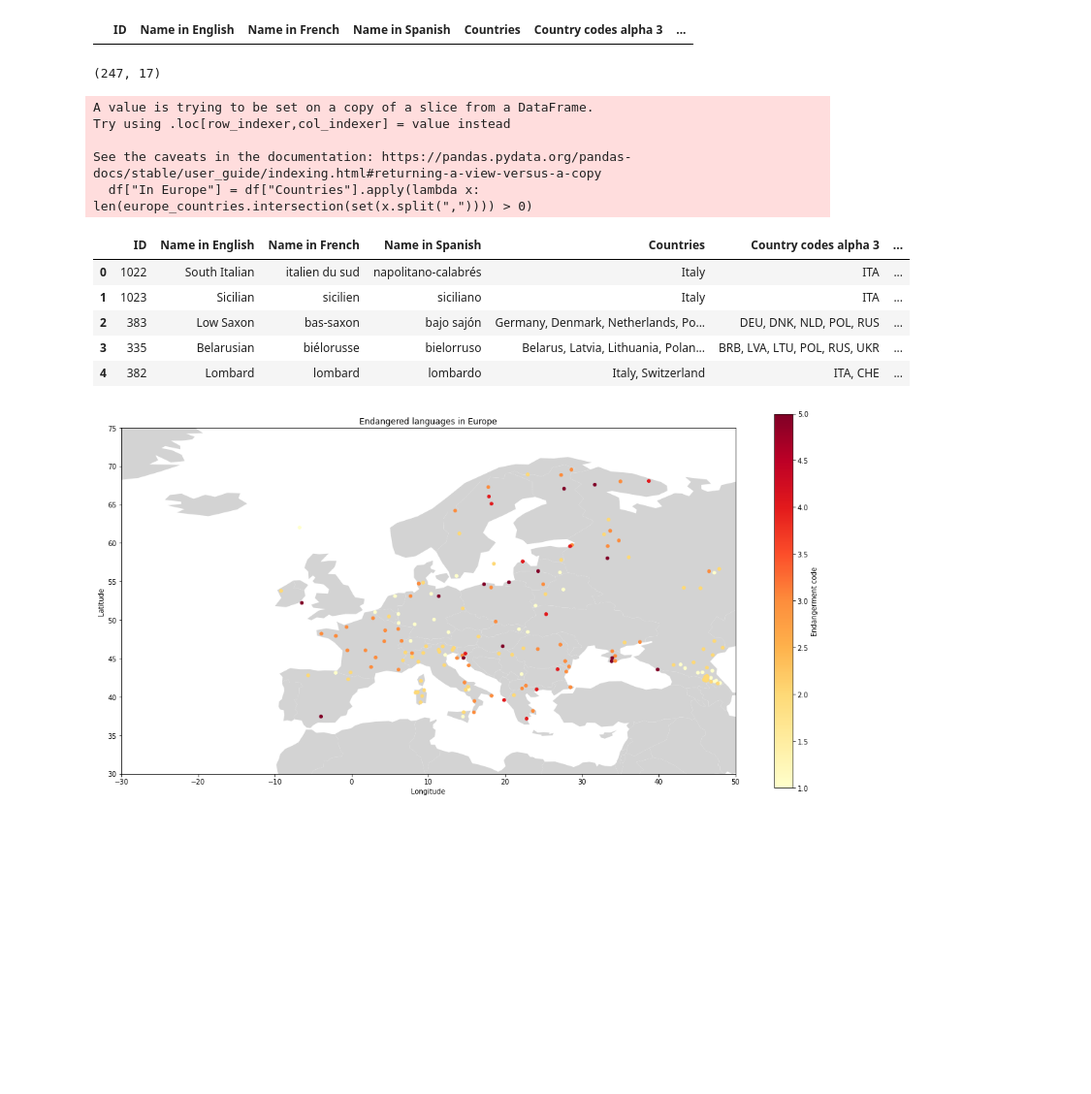
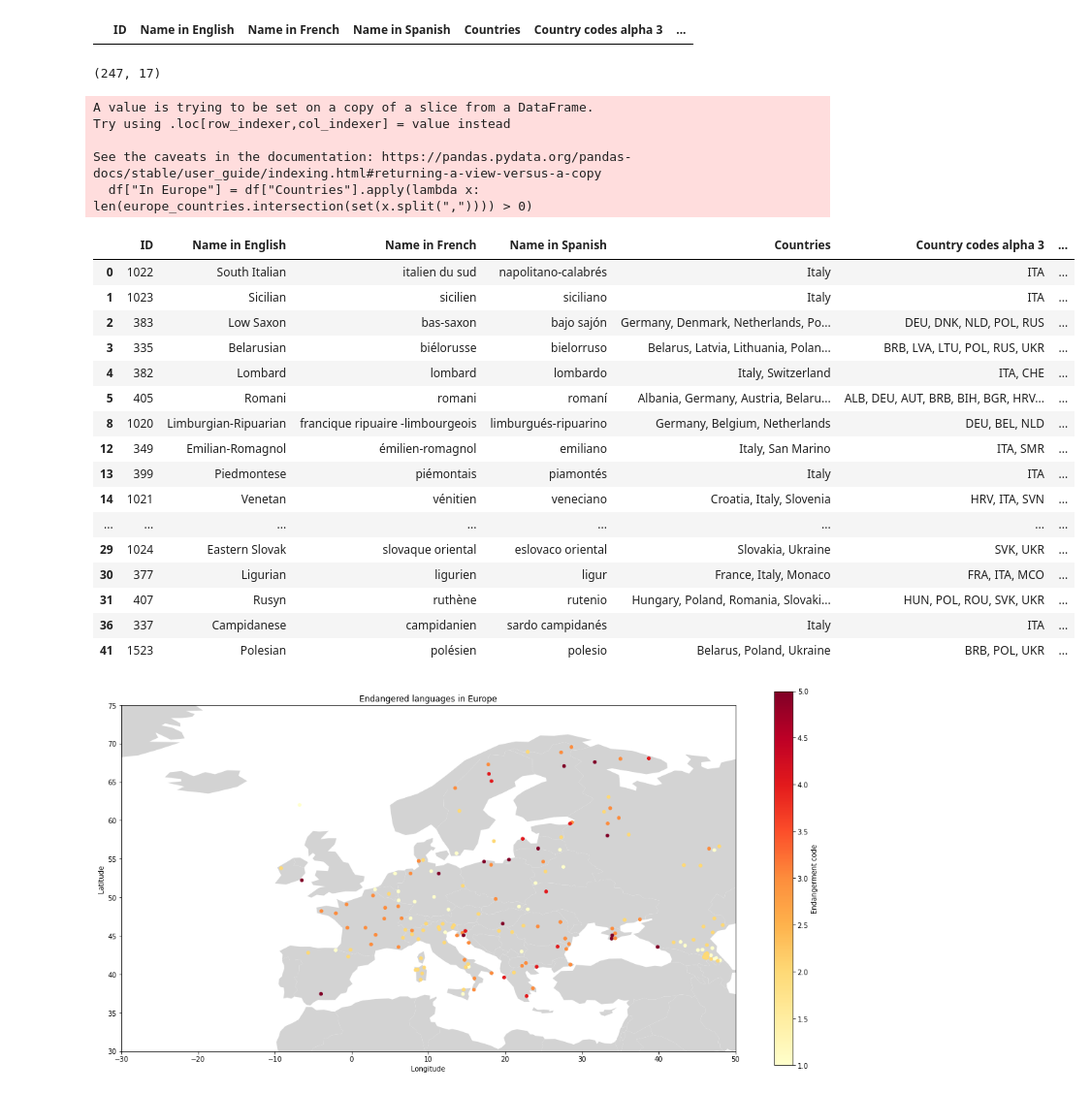
Before and after one commit to Eszti/lang-changes, a Jupyter notebook: notebooks/Eszti/unesco_endangered_lang_europe.ipynb, the cells around one changed output. Shown at 97% size. Drawn from its saved outputs; the diff is of its cells as text; code cells hidden in the pictures; blank space fills up the shorter version.

```diff
--- a/notebooks/Explore_extinct_languages_data.ipynb
+++ b/notebooks/Eszti/unesco_endangered_lang_europe.ipynb
@@ -24,7 +24,7 @@ import matplotlib.pyplot as plt
 # %% [markdown]
 ## Load data
 # %%
-df = pd.read_csv("../data/extinct_languages.csv")
+df = pd.read_csv("../../data/extinct_languages.csv")
 print(df.shape)
 print(df.dtypes)
 df.head()
@@ -129,7 +129,7 @@ plt.show()
 # %% [markdown]
 ## Get endangered languages only for Europe
 # %%
-countries = pd.read_csv("../data/country_codes.tsv", sep="\t")
+countries = pd.read_csv("../../data/country_codes.tsv", sep="\t")
 europe = countries[countries["Area"] == "Europe"]
 europe
 # %% [output]
@@ -184,22 +184,33 @@ df[df["Countries"].isna()]
 # %%
 df["In Europe"] = df["Countries"].apply(lambda x: len(europe_countries.intersection(set(x.split(",")))) > 0)
 df_europe = df.loc[df["In Europe"] == True]
 
 print(df_europe.shape)
-df_europe.head()
+df_europe.head(20)
 # %% [output]
 (247, 17)
 A value is trying to be set on a copy of a slice from a DataFrame.
 Try using .loc[row_indexer,col_indexer] = value instead
 
 See the caveats in the documentation: https://pandas.pydata.org/pandas-docs/stable/user_guide/indexing.html#returning-a-view-versus-a-copy
   df["In Europe"] = df["Countries"].apply(lambda x: len(europe_countries.intersection(set(x.split(",")))) > 0)
 |  | ID | Name in English | Name in French | Name in Spanish | Countries | Country codes alpha 3 | ... |
 | 0 | 1022 | South Italian | italien du sud | napolitano-calabrés | Italy | ITA | ... |
 | 1 | 1023 | Sicilian | sicilien | siciliano | Italy | ITA | ... |
 | 2 | 383 | Low Saxon | bas-saxon | bajo sajón | Germany, Denmark, Netherlands, Po... | DEU, DNK, NLD, POL, RUS | ... |
 | 3 | 335 | Belarusian | biélorusse | bielorruso | Belarus, Latvia, Lithuania, Polan... | BRB, LVA, LTU, POL, RUS, UKR | ... |
 | 4 | 382 | Lombard | lombard | lombardo | Italy, Switzerland | ITA, CHE | ... |
+| 5 | 405 | Romani | romani | romaní | Albania, Germany, Austria, Belaru... | ALB, DEU, AUT, BRB, BIH, BGR, HRV... | ... |
+| 8 | 1020 | Limburgian-Ripuarian | francique ripuaire -limbourgeois | limburgués-ripuarino | Germany, Belgium, Netherlands | DEU, BEL, NLD | ... |
+| 12 | 349 | Emilian-Romagnol | émilien-romagnol | emiliano | Italy, San Marino | ITA, SMR | ... |
+| 13 | 399 | Piedmontese | piémontais | piamontés | Italy | ITA | ... |
+| 14 | 1021 | Venetan | vénitien | veneciano | Croatia, Italy, Slovenia | HRV, ITA, SVN | ... |
+| ... | ... | ... | ... | ... | ... | ... | ... |
+| 29 | 1024 | Eastern Slovak | slovaque oriental | eslovaco oriental | Slovakia, Ukraine | SVK, UKR | ... |
+| 30 | 377 | Ligurian | ligurien | ligur | France, Italy, Monaco | FRA, ITA, MCO | ... |
+| 31 | 407 | Rusyn | ruthène | rutenio | Hungary, Poland, Romania, Slovaki... | HUN, POL, ROU, SVK, UKR | ... |
+| 36 | 337 | Campidanese | campidanien | sardo campidanés | Italy | ITA | ... |
+| 41 | 1523 | Polesian | polésien | polesio | Belarus, Poland, Ukraine | BRB, POL, UKR | ... |
 # %%
 # Plot only European endangered languages
 fig, ax = plt.subplots(figsize=(20, 10))
```
Also changed, not shown: parts of 2 cells of this notebook, 3 other files.
